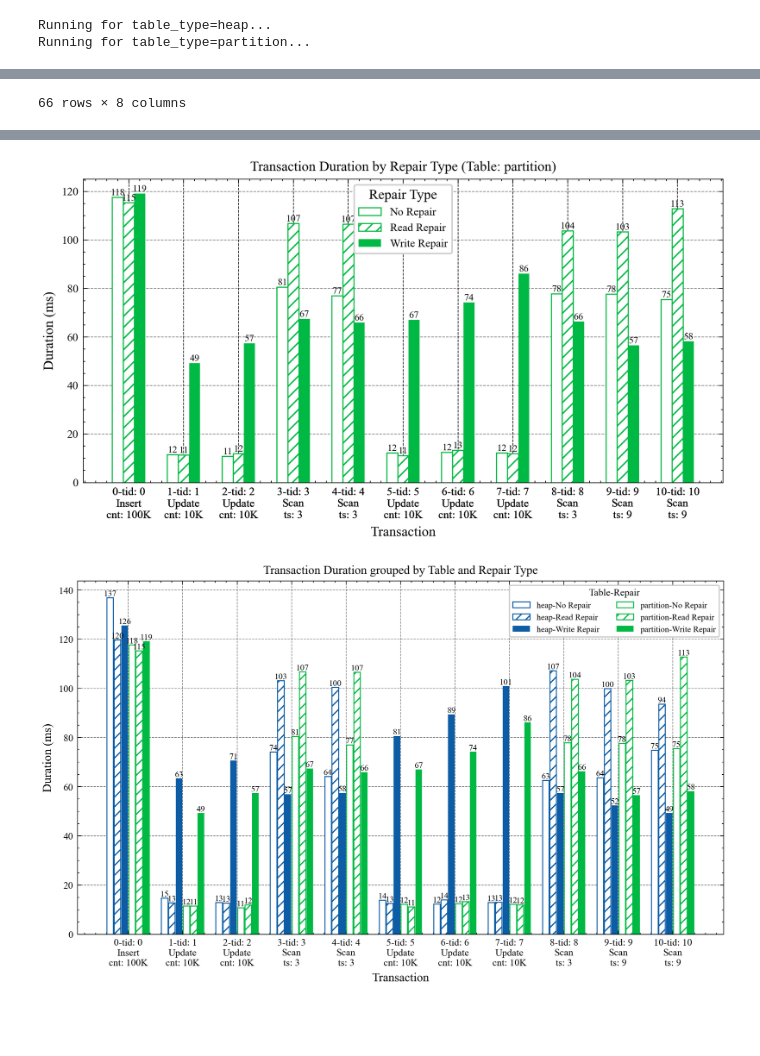
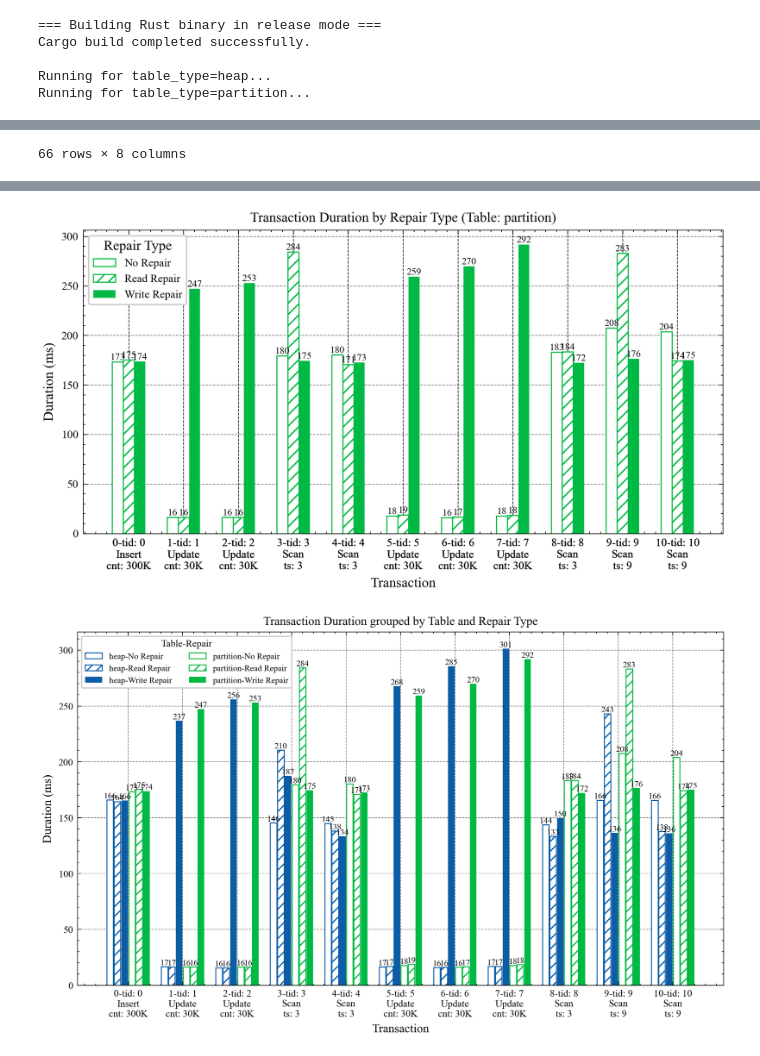
Before and after one commit to mallang/FosterBtree, a Jupyter notebook: benches/hash_join/join_simulation/join_repair_jun.ipynb, the cells around one changed output, grey strips where cells are left out. Cells and saved outputs as stored; diff of their text form; code cells hidden in the pictures; blank space fills up the shorter version.

```diff
--- a/benches/hash_join/join_simulation/join_repair_jun.ipynb
+++ b/benches/hash_join/join_simulation/join_repair_jun.ipynb
@@ -19,9 +19,18 @@ TABLE_TYPES = ["heap", "partition"]
 # Seed value
 SEED = 15661183908140331744
 
+print("=== Building Rust binary in release mode ===")
+DEFAULT_BIN_NAME = "join_repair"
+build_cmd = ["cargo", "build", "--release", "--bin", DEFAULT_BIN_NAME]
+result = subprocess.run(build_cmd, capture_output=True, text=True)
+if result.returncode != 0:
+    print("[ERROR] cargo build failed.\n", result.stderr)
+    raise SystemExit(1)
+print("Cargo build completed successfully.\n")
+
 # Base CLI arguments (excluding table-type, which will be added separately)
 BASE_ARGS = [
-    "--row-count", "100K",
+    "--row-count", "300K",
     "--join-key-size", "100",
     "--pkey-size", "100",
     "--value-size", "800",
@@ -336,6 +345,9 @@ plot_result(df)
 # Plot one combined figure
 plot_all(df)
 # %% [output]
+=== Building Rust binary in release mode ===
+Cargo build completed successfully.
+
 Running for table_type=heap...
 Running for table_type=partition...
 |  | table_type | repair_type | idx | tx_id | tx_type | duration_ms | count | read_ts |
@@ -355,2 +367,2 @@ Running for table_type=partition...
-[figure, old version]
+[figure, new version]
-[figure, old version]
+[figure, new version]
```
Also changed, not shown: parts of 1 cell of this notebook, 3 other files.
